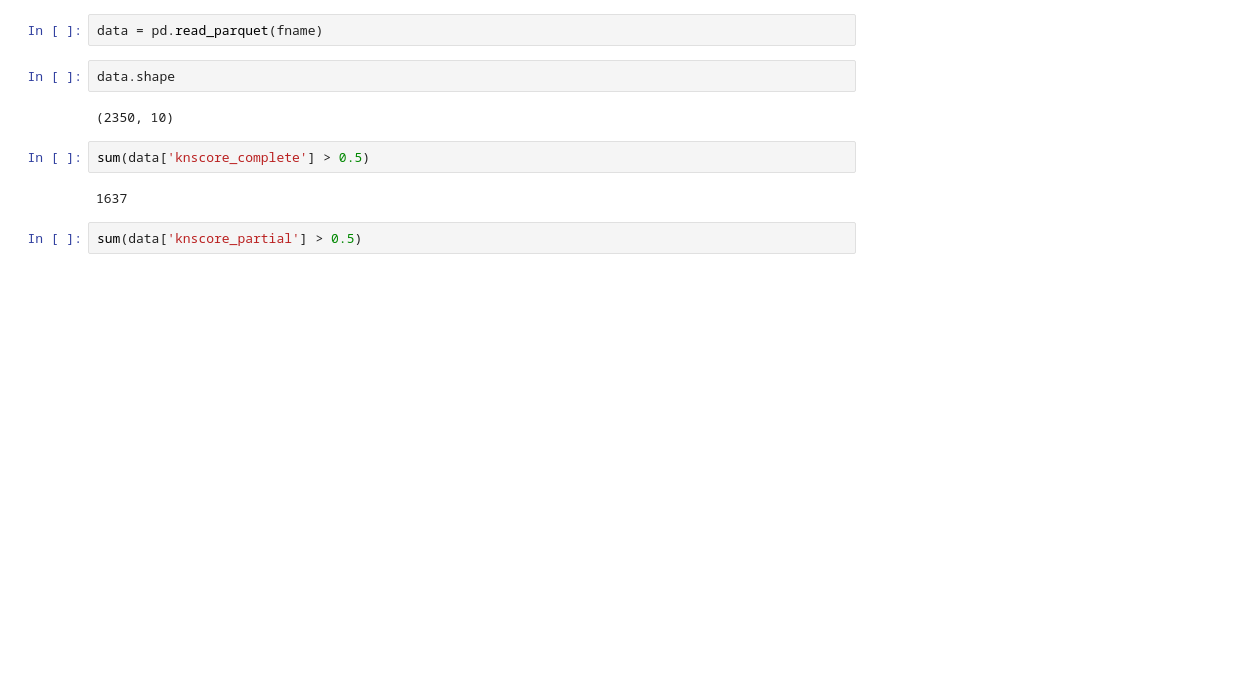
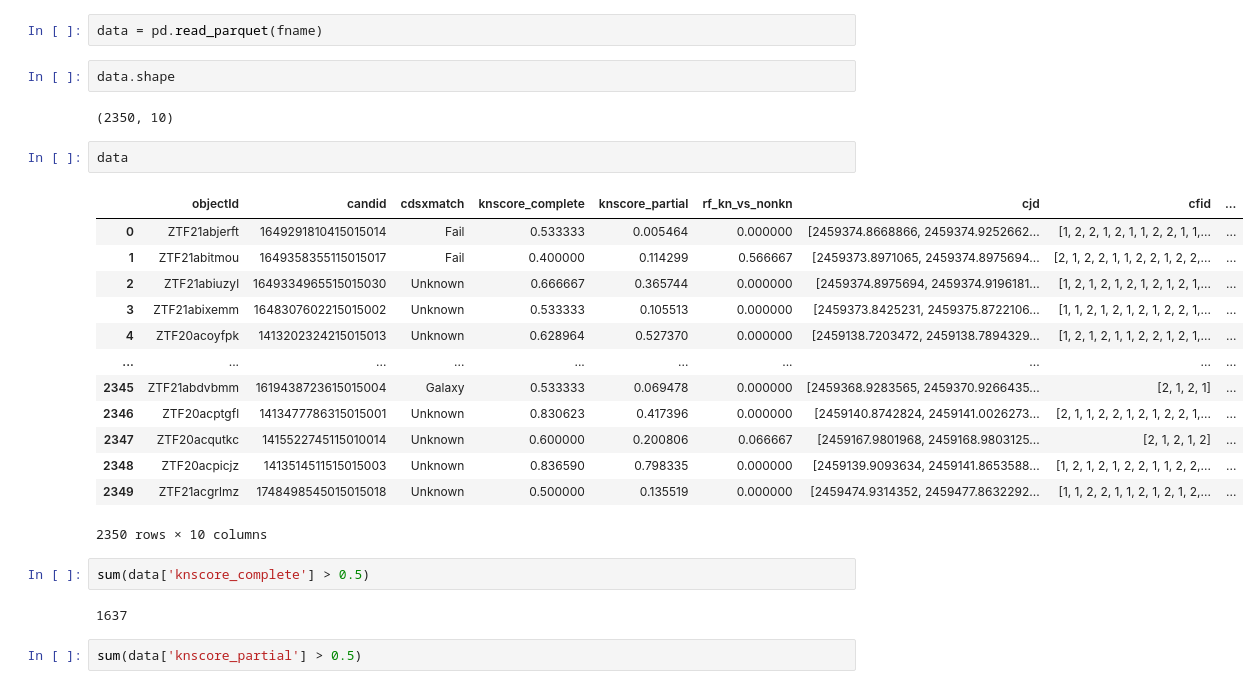
Before and after one commit to b-biswas/kndetect, a Jupyter notebook: notebooks/treat_alerts.ipynb, the cells around one changed output. Drawn from its saved outputs; the diff is of its cells as text; blank space fills up the shorter version.

```diff
--- a/notebooks/treat_alerts.ipynb
+++ b/notebooks/treat_alerts.ipynb
@@ -11,6 +11,22 @@ data = pd.read_parquet(fname)
 data.shape
 # %% [output]
 (2350, 10)
+# %%
+data
+# %% [output]
+|  | objectId | candid | cdsxmatch | knscore_complete | knscore_partial | rf_kn_vs_nonkn | cjd | cfid | ... |
+| 0 | ZTF21abjerft | 1649291810415015014 | Fail | 0.533333 | 0.005464 | 0.000000 | [2459374.8668866, 2459374.9252662... | [1, 2, 2, 1, 2, 1, 1, 2, 2, 1, 1,... | ... |
+| 1 | ZTF21abitmou | 1649358355115015017 | Fail | 0.400000 | 0.114299 | 0.566667 | [2459373.8971065, 2459374.8975694... | [2, 1, 2, 2, 1, 1, 2, 2, 1, 2, 2,... | ... |
+| 2 | ZTF21abiuzyl | 1649334965515015030 | Unknown | 0.666667 | 0.365744 | 0.000000 | [2459374.8975694, 2459374.9196181... | [1, 2, 1, 2, 1, 2, 1, 2, 1, 2, 1,... | ... |
+| 3 | ZTF21abixemm | 1648307602215015002 | Unknown | 0.533333 | 0.105513 | 0.000000 | [2459373.8425231, 2459375.8722106... | [1, 1, 2, 1, 2, 1, 2, 1, 2, 2, 1,... | ... |
+| 4 | ZTF20acoyfpk | 1413202324215015013 | Unknown | 0.628964 | 0.527370 | 0.000000 | [2459138.7203472, 2459138.7894329... | [1, 2, 1, 2, 1, 1, 2, 2, 1, 2, 1,... | ... |
+| ... | ... | ... | ... | ... | ... | ... | ... | ... | ... |
+| 2345 | ZTF21abdvbmm | 1619438723615015004 | Galaxy | 0.533333 | 0.069478 | 0.000000 | [2459368.9283565, 2459370.9266435... | [2, 1, 2, 1] | ... |
+| 2346 | ZTF20acptgfl | 1413477786315015001 | Unknown | 0.830623 | 0.417396 | 0.000000 | [2459140.8742824, 2459141.0026273... | [2, 1, 1, 2, 2, 1, 2, 1, 2, 2, 1,... | ... |
+| 2347 | ZTF20acqutkc | 1415522745115010014 | Unknown | 0.600000 | 0.200806 | 0.066667 | [2459167.9801968, 2459168.9803125... | [2, 1, 2, 1, 2] | ... |
+| 2348 | ZTF20acpicjz | 1413514511515015003 | Unknown | 0.836590 | 0.798335 | 0.000000 | [2459139.9093634, 2459141.8653588... | [1, 2, 1, 2, 1, 2, 2, 1, 1, 2, 2,... | ... |
+| 2349 | ZTF21acgrlmz | 1748498545015015018 | Unknown | 0.500000 | 0.135519 | 0.000000 | [2459474.9314352, 2459477.8632292... | [1, 1, 2, 2, 1, 1, 2, 1, 2, 1, 2,... | ... |
+2350 rows × 10 columns
 # %%
 sum(data['knscore_complete'] > 0.5)
 # %% [output]
```
Also changed, not shown: parts of 13 cells of this notebook, 31 other files.
